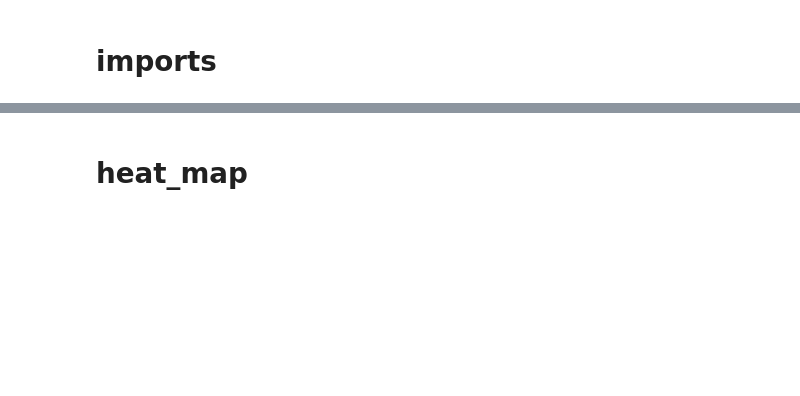
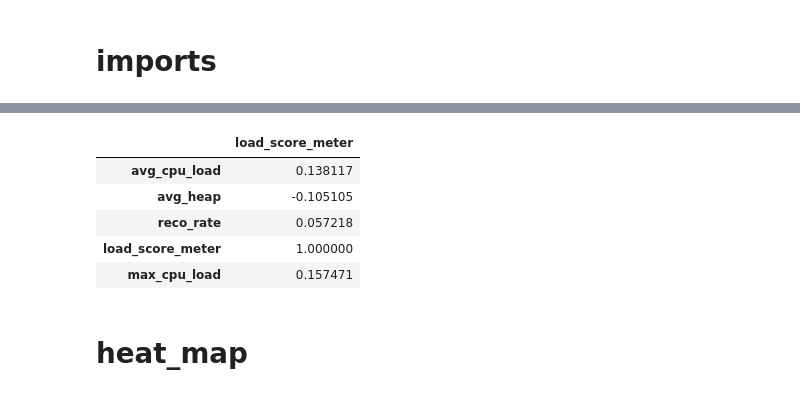
Before and after one commit to gilad83/Taboola-Internship, a Jupyter notebook: plot_jupyter_singleServer_new_metrics.ipynb, the cells around one changed output, grey strips where cells are left out. Saved outputs shown, nothing was run; the diff lists cells and outputs as text; code cells hidden in the pictures; blank space fills up the shorter version.

```diff
--- a/plot_jupyter_singleServer_new_metrics.ipynb
+++ b/plot_jupyter_singleServer_new_metrics.ipynb
@@ -91 +149,11 @@ data_to_scale_40_cores, csv_data_40_cores = getDataSet(paths_server, data_path_s
+# %%
+correlated_features = set()
+threshold = 0.8
+last = len(correlation_matrix .columns) - 1
+for i in range(len(correlation_matrix .columns)):
+    if abs(correlation_matrix.iloc[last, i]) < threshold:
+        colname = correlation_matrix.columns[i]
+        correlated_features.add(colname)
+
+correlation_matrix.drop(labels=correlated_features, axis=1, inplace=True)
 # %%
@@ -143,2 +210,11 @@ normalized_df_all_dates_graph = normalized_df_all_dates.melt('dates', var_name='
+# %%
+correlation_matrix.head()
+# %% [output]
+|  | load_score_meter |
+| avg_cpu_load | 0.138117 |
+| avg_heap | -0.105105 |
+| reco_rate | 0.057218 |
+| load_score_meter | 1.000000 |
+| max_cpu_load | 0.157471 |
 # %% [markdown]
 # heat_map
```
Also changed, not shown: parts of 22 cells of this notebook, 2 other files.
